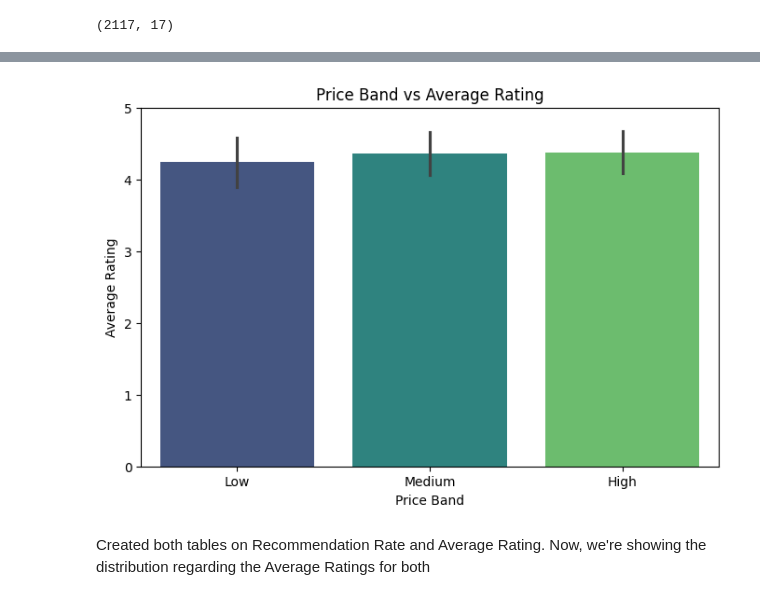
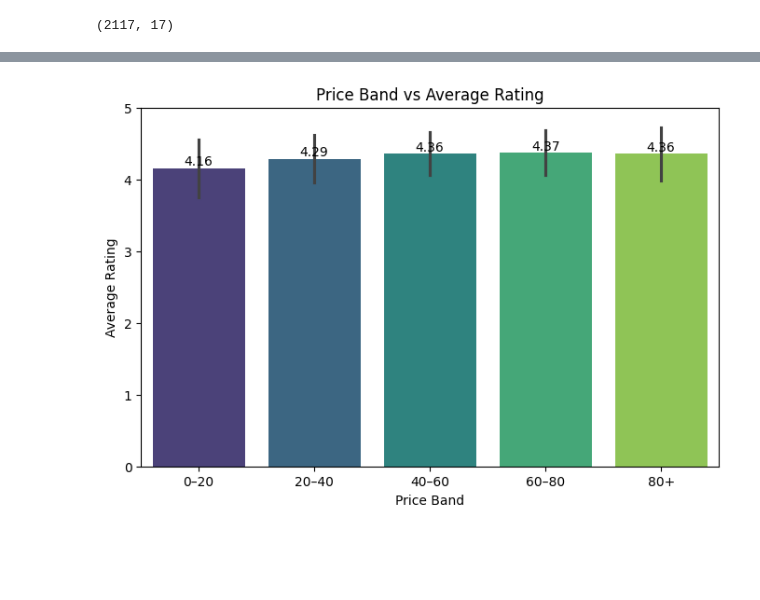
Before and after one commit to AllisonHuang04/mgt151r_group38, a Jupyter notebook: DataCleaning_Group38.ipynb, the cells around one changed output, grey strips where cells are left out. Cells and saved outputs as stored; diff of their text form; code cells hidden in the pictures; blank space fills up the shorter version.

Commit message:
Needed to update threshold to 50, went with the same price bands and easier to understand (hopefully).

```diff
--- a/DataCleaning_Group38.ipynb
+++ b/DataCleaning_Group38.ipynb
@@ -245,7 +243,8 @@ product_df = final_df.groupby('product_id').agg(
     price_usd=('price_usd', 'first'),     # taking the price
     recommendation_rate=('recommend_rate', 'mean'),     # calculate average recommendation
     total_reviews=('total_reviews', 'first'),      # Use 'first' to get the already calculated total reviews
-    rating=('rating', 'mean') # Include rating in the aggregation
+    rating=('rating', 'mean'), # Include rating in the aggregation
+    product_name=('product_name', 'first') # Include product_name in the aggregation
 ).reset_index()
 # %%
 print("Total reviews per product:")
@@ -280,16 +279,4 @@ Number of products with more than 100 reviews: 1217
 # %%
-product_df = product_df[product_df['total_reviews'] > 100]
+product_df = product_df[product_df['total_reviews'] > 50]
 
 # looking to see which products have 50+ reviews -- but this can be changed at any point
-# %%
-product_df['price_band'] = pd.qcut(
-    product_df['price_usd'],
-    3,
-    labels=['Low', 'Medium', 'High']
-)
-
-price_summary = product_df.groupby('price_band', observed=True)['recommendation_rate'].agg(
-    ['mean', 'std', 'count']
-)
-
-print(price_summary)
@@ -303,0 +283,9 @@ This shows us that a higher price means a higher recommendation. It seems that t
+# %%
+product_df["price_band"] = pd.cut(
+    product_df["price_usd"],
+    bins=[0, 20, 40, 60, 80, 200],
+    labels=["0–20", "20–40", "40–60", "60–80", "80+"]
+)
+
+print("New price bands applied to product_df:")
+display(product_df[['product_name', 'price_usd', 'price_band']].head())
@@ -342,29 +356,27 @@ High        4.377753  0.288946    386
 # %%
 # Visualize average rating by price band
 plt.figure(figsize=(8,5))
-sns.barplot(
+ax = sns.barplot(
     data=product_df,
     x='price_band',
     y='rating',
     errorbar='sd',           # show standard deviation as error bars
     palette='viridis',
-    hue='price_band',        # Assign x variable to hue for clarity
-    legend=False             # Set legend to False
+    hue='price_band',
+    legend=False
 )
 plt.title('Price Band vs Average Rating')
 plt.xlabel('Price Band')
 plt.ylabel('Average Rating')
-plt.ylim(0, 5)         # Ratings are typically on a 1-5 scale
+plt.ylim(0, 5)
 
 # Add data labels
 for container in ax.containers:
     ax.bar_label(container, fmt='%.2f')
 
 plt.show()
 # %% [output]
-[figure, old version]
+[figure, new version]
-# %% [markdown]
-Created both tables on Recommendation Rate and Average Rating. Now, we're showing the distribution regarding the Average Ratings for both
 # %%
 # Visualize the distribution of average ratings across price bands using a box plot
 plt.figure(figsize=(10, 6))
```
Also changed, not shown: parts of 19 cells of this notebook.
